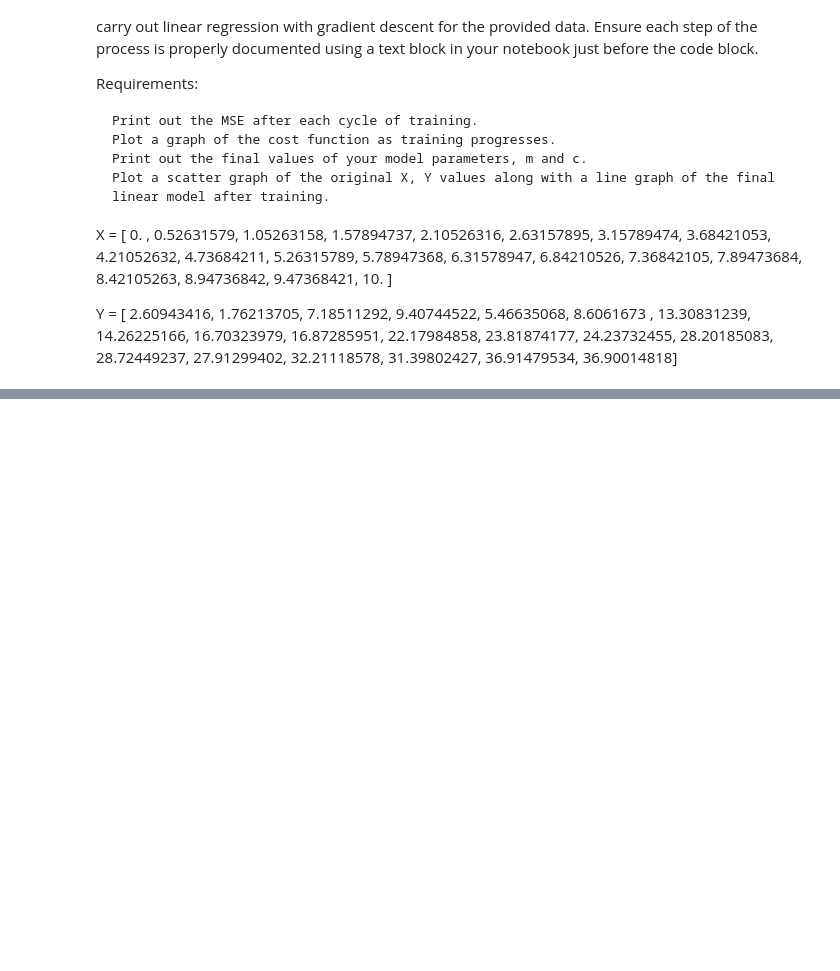
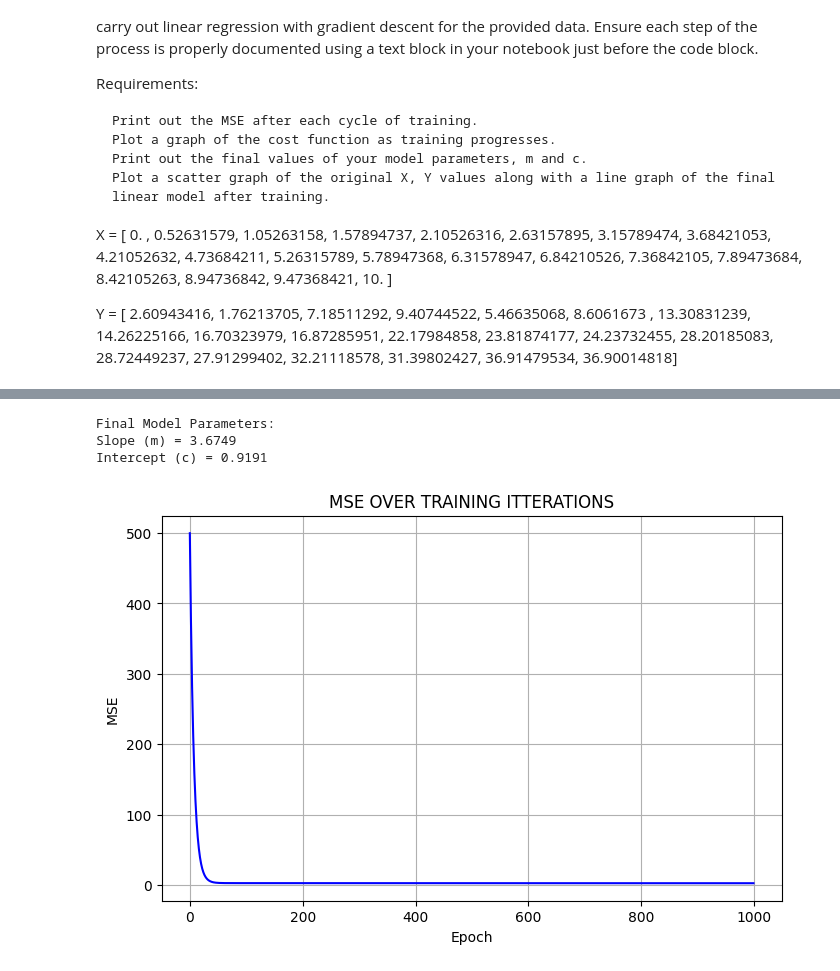
Before and after one commit to Erickpython/kodeCamp_5X-MachineLearning, a Jupyter notebook: LinearReression_GradientDescent.ipynb, the cells around one changed output, grey strips where cells are left out. Saved outputs shown, nothing was run; the diff lists cells and outputs as text; code cells hidden in the pictures; blank space fills up the shorter version.

Commit message:
GRADIENT DESCENT ML

```diff
--- a/LinearReression_GradientDescent.ipynb
+++ b/LinearReression_GradientDescent.ipynb
@@ -29,0 +47,31 @@ import matplotlib.
+# %%
+# functions for predicting and mse
+
+def predict(x, m, c):
+  return x * m + c
+
+
+def mse(y, y_pred):
+  return np.mean((y - y_pred)**2)
+# %%
+# gradient
+cost_history = []
+
+for epoch in range (epochs):
+  y_pred = predict(x, m, c)
+  error = y - y_pred
+
+  # gradients
+  dm = (2/n) * np.dot(error, x)
+  dc = (2/n) * np.sum(error)
+
+  # update learning parameters
+  m = m + lr * dm  # Corrected update rule
+  c = c + lr * dc  # Corrected update rule
+
+  # compute mse
+  cost = mse(y, y_pred)
+  cost_history.append(cost)
+
+  # print mse after each epoch
+  print(f"Epoch {epoch+1}: MSE = {cost:.4f}")
@@ -29,0 +96,20 @@ import matplotlib.
+# %%
+# display final parameters
+print(f"\nFinal Model Parameters:")
+print(f"Slope (m) = {m:.4f}")
+print(f"Intercept (c) = {c:.4f}")
+# %% [output]
+Final Model Parameters:
+Slope (m) = 3.6749
+Intercept (c) = 0.9191
+# %%
+# plotting - cost function v training progress
+plt.figure(figsize=(8,5))
+plt.plot(range(len(cost_history)), cost_history, "b-")
+plt.title("MSE OVER TRAINING ITTERATIONS")
+plt.xlabel("Epoch")
+plt.ylabel("MSE")
+plt.grid(True)
+plt.show()
+# %% [output]
+[figure, added]
```
Also changed, not shown: parts of 5 cells of this notebook.
